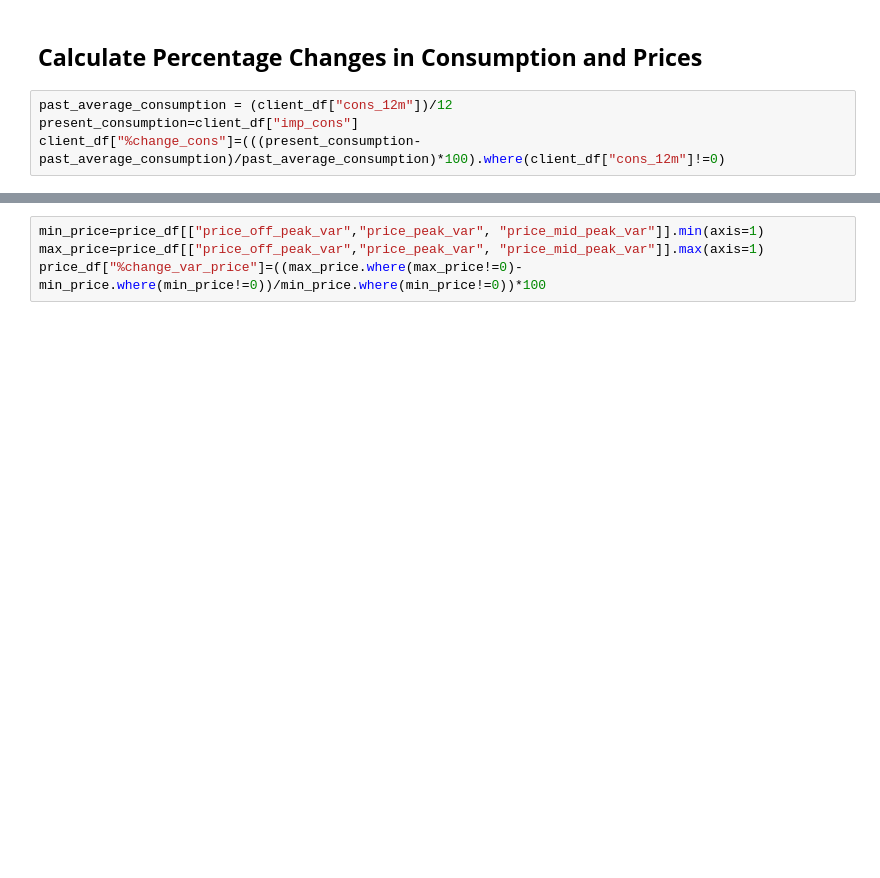
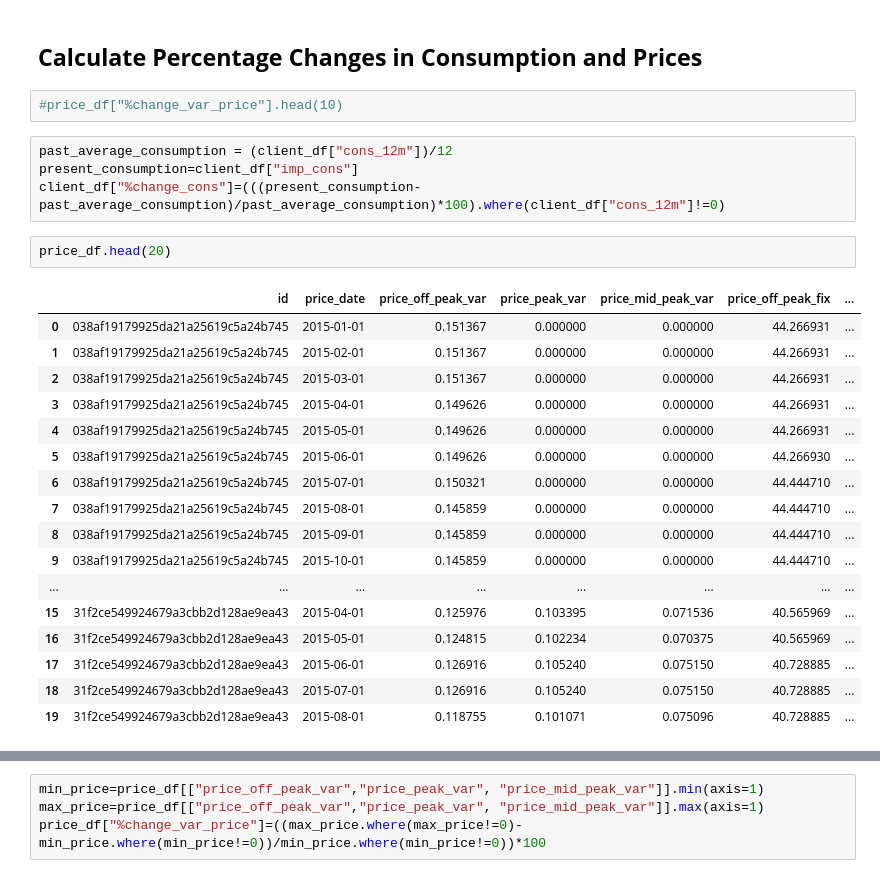
Before and after one commit to Swintabel/virtual_internship_bcg, a Jupyter notebook: the-forage.ipynb, the cells around one changed output, grey strips where cells are left out. Saved outputs shown, nothing was run; the diff lists cells and outputs as text; blank space fills up the shorter version.

```diff
--- a/the-forage.ipynb
+++ b/the-forage.ipynb
@@ -430,8 +528,30 @@ price_df.hist(figsize=(25,15));
 [figure]
 # %% [markdown]
 ## **Calculate Percentage Changes in Consumption and Prices**
+# %%
+#price_df["%change_var_price"].head(10)
 # %%
 past_average_consumption = (client_df["cons_12m"])/12
 present_consumption=client_df["imp_cons"]
 client_df["%change_cons"]=(((present_consumption-past_average_consumption)/past_average_consumption)*100).where(client_df["cons_12m"]!=0)
+# %%
+price_df.head(20)
+# %% [output]
+|  | id | price_date | price_off_peak_var | price_peak_var | price_mid_peak_var | price_off_peak_fix | ... |
+| 0 | 038af19179925da21a25619c5a24b745 | 2015-01-01 | 0.151367 | 0.000000 | 0.000000 | 44.266931 | ... |
+| 1 | 038af19179925da21a25619c5a24b745 | 2015-02-01 | 0.151367 | 0.000000 | 0.000000 | 44.266931 | ... |
+| 2 | 038af19179925da21a25619c5a24b745 | 2015-03-01 | 0.151367 | 0.000000 | 0.000000 | 44.266931 | ... |
+| 3 | 038af19179925da21a25619c5a24b745 | 2015-04-01 | 0.149626 | 0.000000 | 0.000000 | 44.266931 | ... |
+| 4 | 038af19179925da21a25619c5a24b745 | 2015-05-01 | 0.149626 | 0.000000 | 0.000000 | 44.266931 | ... |
+| 5 | 038af19179925da21a25619c5a24b745 | 2015-06-01 | 0.149626 | 0.000000 | 0.000000 | 44.266930 | ... |
+| 6 | 038af19179925da21a25619c5a24b745 | 2015-07-01 | 0.150321 | 0.000000 | 0.000000 | 44.444710 | ... |
+| 7 | 038af19179925da21a25619c5a24b745 | 2015-08-01 | 0.145859 | 0.000000 | 0.000000 | 44.444710 | ... |
+| 8 | 038af19179925da21a25619c5a24b745 | 2015-09-01 | 0.145859 | 0.000000 | 0.000000 | 44.444710 | ... |
+| 9 | 038af19179925da21a25619c5a24b745 | 2015-10-01 | 0.145859 | 0.000000 | 0.000000 | 44.444710 | ... |
+| ... | ... | ... | ... | ... | ... | ... | ... |
+| 15 | 31f2ce549924679a3cbb2d128ae9ea43 | 2015-04-01 | 0.125976 | 0.103395 | 0.071536 | 40.565969 | ... |
+| 16 | 31f2ce549924679a3cbb2d128ae9ea43 | 2015-05-01 | 0.124815 | 0.102234 | 0.070375 | 40.565969 | ... |
+| 17 | 31f2ce549924679a3cbb2d128ae9ea43 | 2015-06-01 | 0.126916 | 0.105240 | 0.075150 | 40.728885 | ... |
+| 18 | 31f2ce549924679a3cbb2d128ae9ea43 | 2015-07-01 | 0.126916 | 0.105240 | 0.075150 | 40.728885 | ... |
+| 19 | 31f2ce549924679a3cbb2d128ae9ea43 | 2015-08-01 | 0.118755 | 0.101071 | 0.075096 | 40.728885 | ... |
 # %%
```
Also changed, not shown: parts of 22 cells of this notebook.
